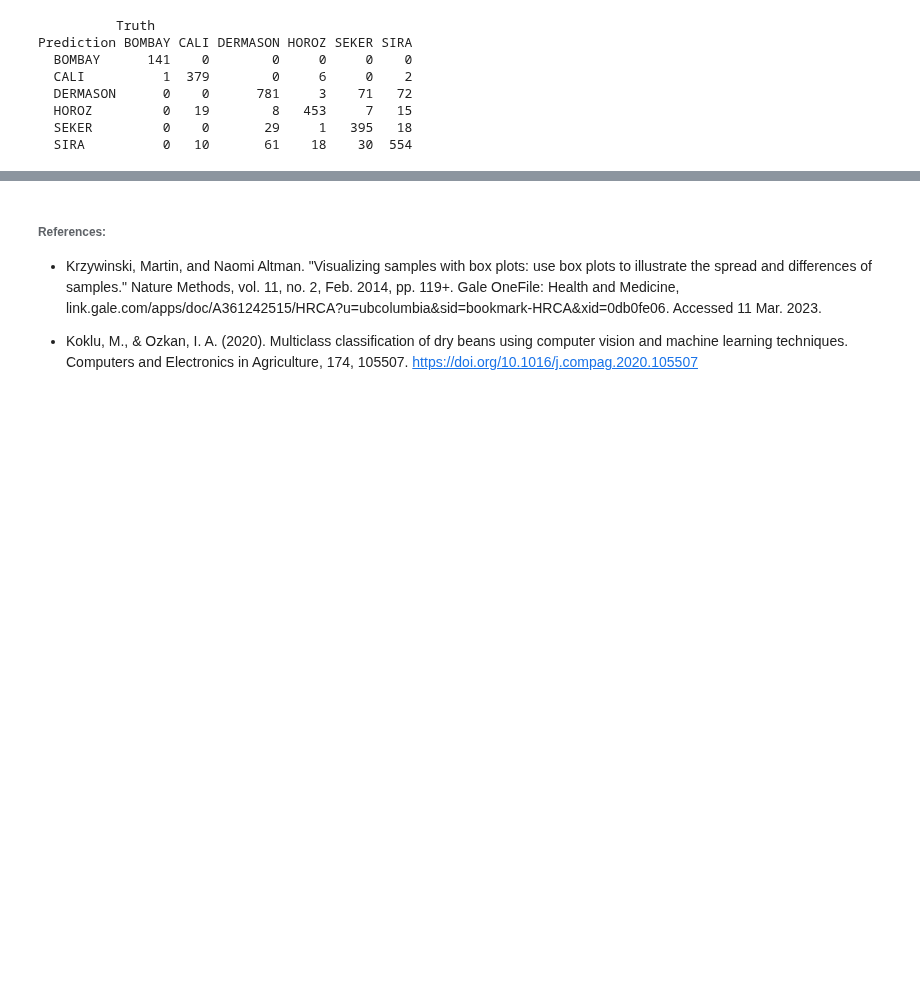
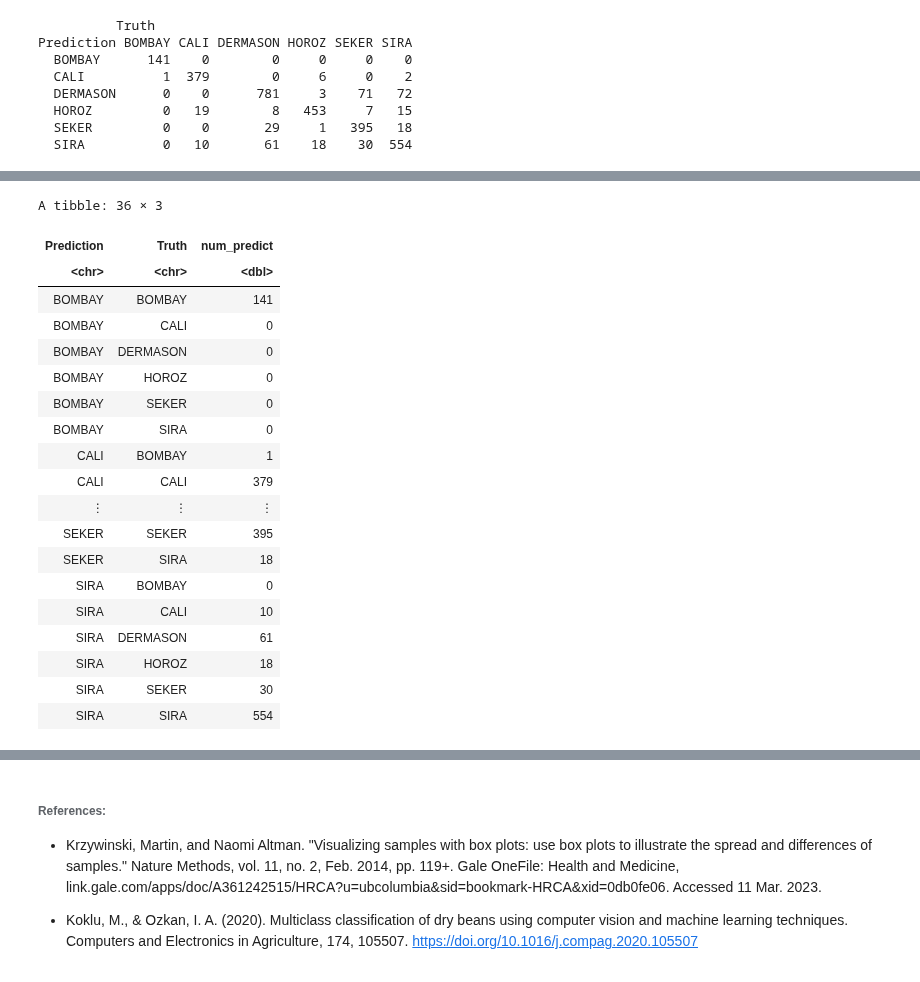
Before and after one commit to emeraldnqa/Bean-Type-Classfiifcation, a Jupyter notebook: proposal code.ipynb, the cells around one changed output, grey strips where cells are left out. Saved outputs shown, nothing was run; the diff lists cells and outputs as text; code cells hidden in the pictures; blank space fills up the shorter version.

```diff
--- a/proposal code.ipynb
+++ b/proposal code.ipynb
@@ -392,0 +417,27 @@ plot_grid(bean_predictions_plot, bean_trueclass_plot, ncol = 2)
+# %%
+conf_mat_longer <- conf_mat_df |>
+            pivot_longer(cols= BOMBAY:SIRA,
+                         names_to = "Truth",
+                         values_to = "num_predict")
+conf_mat_longer
+# %% [output]
+A tibble: 36 × 3
+| Prediction | Truth | num_predict |
+| <chr> | <chr> | <dbl> |
+| BOMBAY | BOMBAY | 141 |
+| BOMBAY | CALI | 0 |
+| BOMBAY | DERMASON | 0 |
+| BOMBAY | HOROZ | 0 |
+| BOMBAY | SEKER | 0 |
+| BOMBAY | SIRA | 0 |
+| CALI | BOMBAY | 1 |
+| CALI | CALI | 379 |
+| ⋮ | ⋮ | ⋮ |
+| SEKER | SEKER | 395 |
+| SEKER | SIRA | 18 |
+| SIRA | BOMBAY | 0 |
+| SIRA | CALI | 10 |
+| SIRA | DERMASON | 61 |
+| SIRA | HOROZ | 18 |
+| SIRA | SEKER | 30 |
+| SIRA | SIRA | 554 |
```
Also changed, not shown: parts of 4 cells of this notebook.
